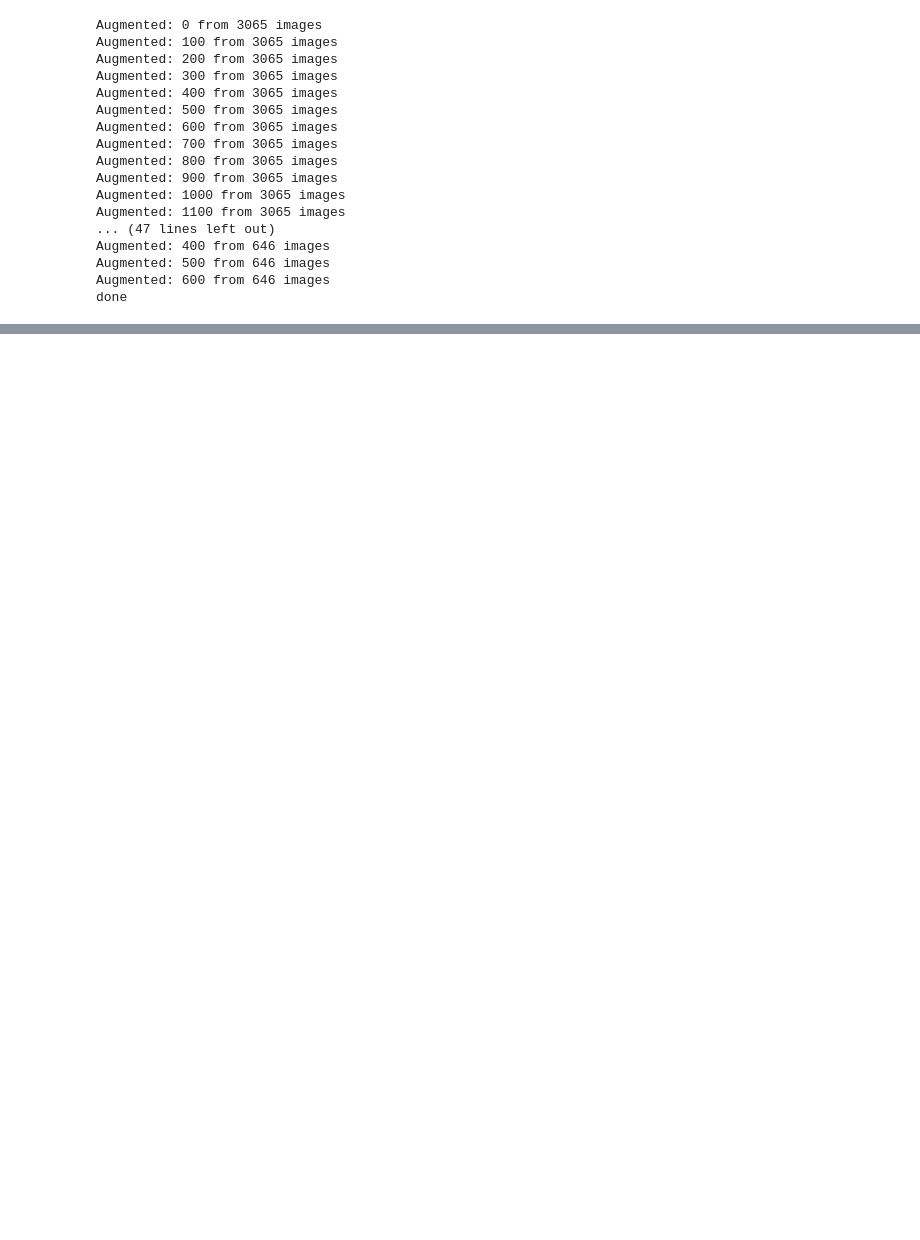
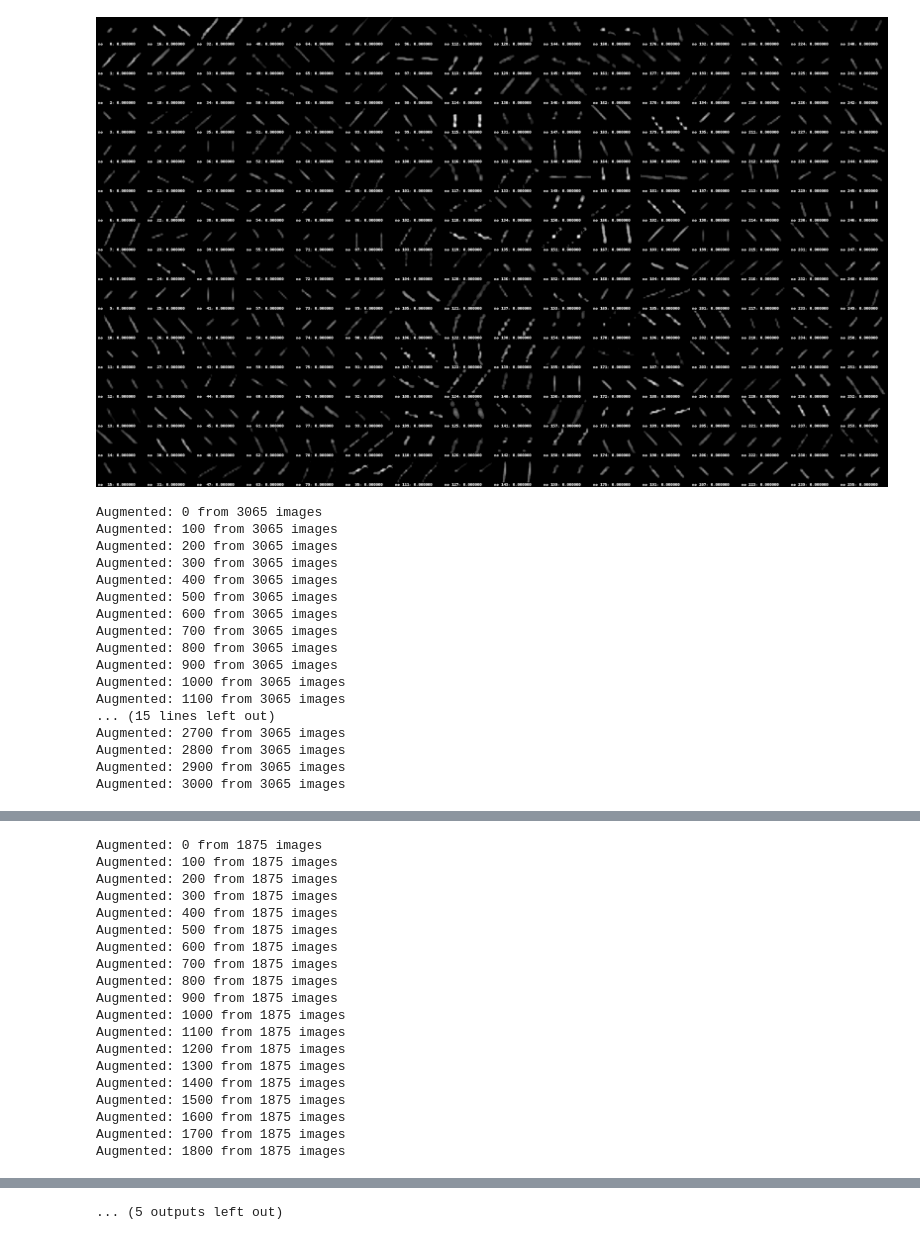
Before and after one commit to marp-science/credo-anomalies, a Jupyter notebook: 01_v3_prepare_data_sperad.ipynb, the cells around one changed output, grey strips where cells are left out. Drawn from its saved outputs; the diff is of its cells as text; code cells hidden in the pictures; blank space fills up the shorter version.

```diff
--- a/01_v3_prepare_data_sperad.ipynb
+++ b/01_v3_prepare_data_sperad.ipynb
@@ -24,11 +24,13 @@ WORMS_DST = 'cache/worms_v3_spread.pickle'
 ARTIFACTS_SRC = 'hit-images-final2/artefact'
 ARTIFACTS_DST = 'cache/artifacts_v3_spread.pickle'
 
-from commons import round_normalize_spread
+from commons import round_normalize_spread, tmp_visualize
 from dataset_loader import load_images
 
 
 def make_augmentations(images, mul=1):
+    tmp_visualize(images)
+
     normalized = []
     if mul == 1:
         return images
@@ -50,33 +52,36 @@ def make_augmentations(images, mul=1):
         for flip in [False, True]:
             for j in mul_range:
                 deg = deg_orig + j
 
                 augmented_image = rotate(image, deg, reshape=False)
                 augmented_mask = rotate(mask, deg, reshape=False)
                 if flip:
                     augmented_image = np.flipud(augmented_image)
                     augmented_mask = np.flipud(augmented_mask)
                 #augmented_image -= augmented_image.min()
                 augmented_image = np.where(augmented_mask < 0.25, 0, augmented_image)
                 augmented_image = np.where(augmented_image < 0, 0, augmented_image)
                 augmented_image = np.where(augmented_image > 1, 1, augmented_image)
                 #ai_max = augmented_image.max()
                 #if ai_max > 1:
                     #augmented_image *= 1/ai_max
                 arr.append(cut_image_to_size(augmented_image, 64))
         if i % 100 == 0:
             print('Augmented: %d from %d images' % (i, len(images)))
 
     augs = np.vstack([arr])
+    tmp_visualize(normalized)
+    tmp_visualize(augs)
     return normalized, augs
 
 save_to_file(TRACKS_DST, make_augmentations(load_from_file(TRACKS_ORIG)[0], 12))
 save_to_file(DOTS_DST, make_augmentations(load_from_file(DOTS_ORIG)[0], 12))
 save_to_file(WORMS_DST, make_augmentations(load_from_file(WORMS_ORIG)[0], 12))
 save_to_file(ARTIFACTS_DST, make_augmentations(load_from_file(ARTIFACTS_ORIG)[0], 12))
 
 print('done')
 # %% [output]
+[figure, added]
 Augmented: 0 from 3065 images
 Augmented: 100 from 3065 images
 Augmented: 200 from 3065 images
@@ -89,8 +94,8 @@ Augmented: 800 from 3065 images
 Augmented: 900 from 3065 images
 Augmented: 1000 from 3065 images
 Augmented: 1100 from 3065 images
-... (47 lines left out)
-Augmented: 400 from 646 images
-Augmented: 500 from 646 images
-Augmented: 600 from 646 images
-done
+... (15 lines left out)
+Augmented: 2700 from 3065 images
+Augmented: 2800 from 3065 images
+Augmented: 2900 from 3065 images
+Augmented: 3000 from 3065 images
@@ -96,0 +105,19 @@ done
+Augmented: 0 from 1875 images
+Augmented: 100 from 1875 images
+Augmented: 200 from 1875 images
+Augmented: 300 from 1875 images
+Augmented: 400 from 1875 images
+Augmented: 500 from 1875 images
+Augmented: 600 from 1875 images
+Augmented: 700 from 1875 images
+Augmented: 800 from 1875 images
+Augmented: 900 from 1875 images
+Augmented: 1000 from 1875 images
+Augmented: 1100 from 1875 images
+Augmented: 1200 from 1875 images
+Augmented: 1300 from 1875 images
+Augmented: 1400 from 1875 images
+Augmented: 1500 from 1875 images
+Augmented: 1600 from 1875 images
+Augmented: 1700 from 1875 images
+Augmented: 1800 from 1875 images
@@ -96,0 +134 @@ done
+... (5 outputs left out)
```
Also changed, not shown: parts of 1 cell of this notebook, 1 other file.
